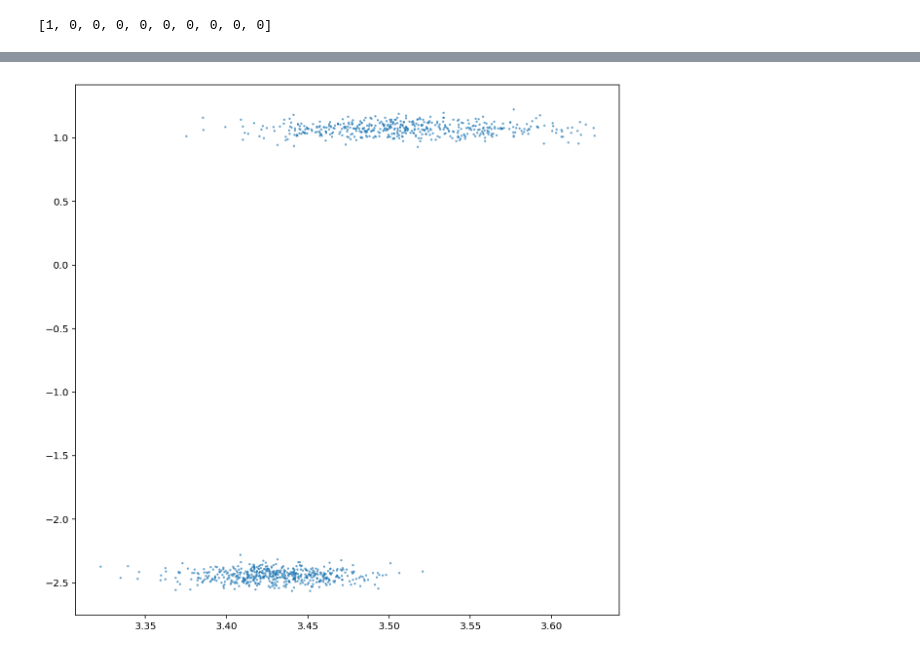
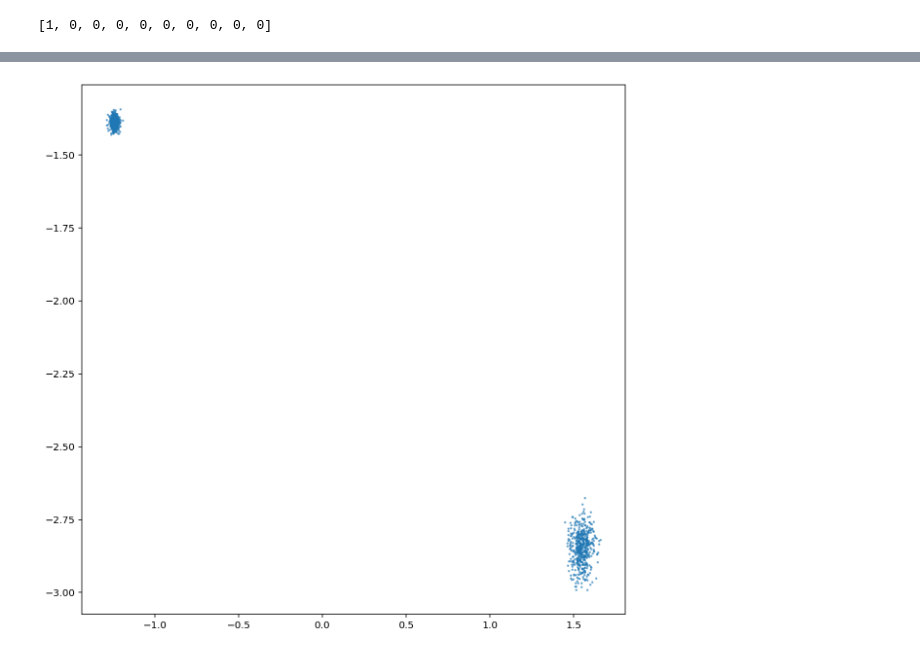
Before and after one commit to AlexBryl27/drum-generator, a Jupyter notebook: vae.ipynb, the cells around one changed output, grey strips where cells are left out. Drawn from its saved outputs; the diff is of its cells as text; code cells hidden in the pictures.

```diff
--- a/vae.ipynb
+++ b/vae.ipynb
@@ -30,7 +49,7 @@ notes_to_int[:10]
 # %%
-duration_dictionary = {dur: i for i, dur in enumerate(set(durations))}
+duration_dictionary = {dur: i for i, dur in enumerate(set(durations_corr))}
 inv_dur_dictionary = {i: dur for dur, i in duration_dictionary.items()}
-durations_to_int = [duration_dictionary[dur] for dur in durations]
+durations_to_int = [duration_dictionary[dur] for dur in durations_corr]
 durations_to_int[:10]
 # %% [output]
 [1, 0, 0, 0, 0, 0, 0, 0, 0, 0]
@@ -67,24 +86,24 @@ y[0].shape
 # %%
 model = MusicVAE(
     kernel_size = 32,
-    encoder_filters = [32, 16, 16, 8],
+    encoder_filters = [64, 32, 16, 8],
     encoder_strides = [1, 2, 2, 1],
-    decoder_filters = [8, 16, 32, 32],
+    decoder_filters = [8, 16, 32, 64],
     decoder_strides = [1, 2, 2, 1],
     n_notes = len(note_dictionary),
     n_durations = len(duration_dictionary),
-    emb_size = 16,
+    emb_size = 32,
     input_dim = X[0].shape[1],
     latent_dim = 2,
-    loss_factor = 1000
+    loss_factor = 500
 )
 # %%
-model.compile(0.0001)
+model.compile(0.0005)
 # %%
 model.model.fit(
     X, y,
     shuffle=True,
     batch_size=32,
-    epochs=10
+    epochs=30
 )
 # %% [output]
@@ -111,15 +127,15 @@ Epoch 10/10
 <tensorflow.python.keras.callbacks.History at 0x...>
 # %%
 example_idx = np.random.choice(range(len(X)), 1000)
-example_images = [X[0][example_idx], X[1][example_idx]]
+example_states = [X[0][example_idx], X[1][example_idx]]
 
-_, _, z_points = model.encoder.predict(example_images)
+_, _, z_points = model.encoder.predict(example_states)
 
 plt.figure(figsize=(10, 10))
 plt.scatter(z_points[:, 0] , z_points[:, 1] , cmap='rainbow' , alpha=0.5, s=2)
 plt.show()
 # %% [output]
-[figure, old version]
+[figure, new version]
 # %%
 def sample(preds, temperature):
     if temperature == 0:
```
Also changed, not shown: parts of 10 cells of this notebook, 21 other files.
